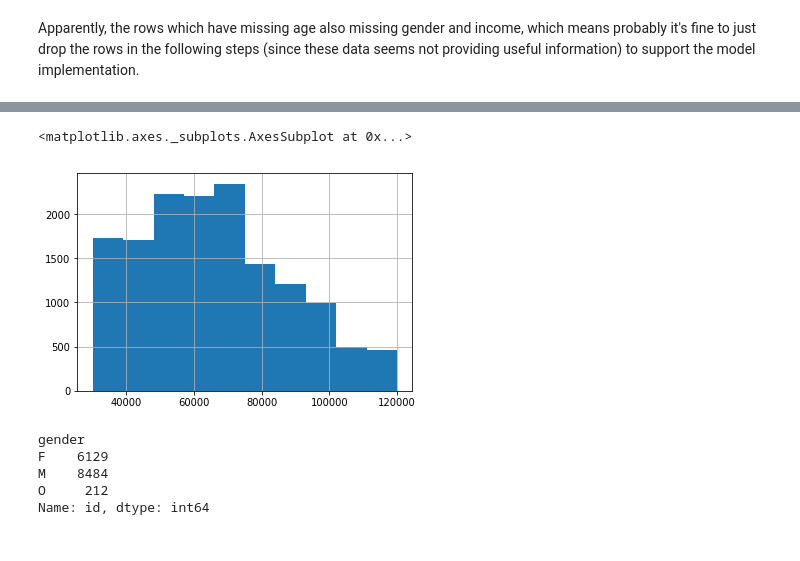
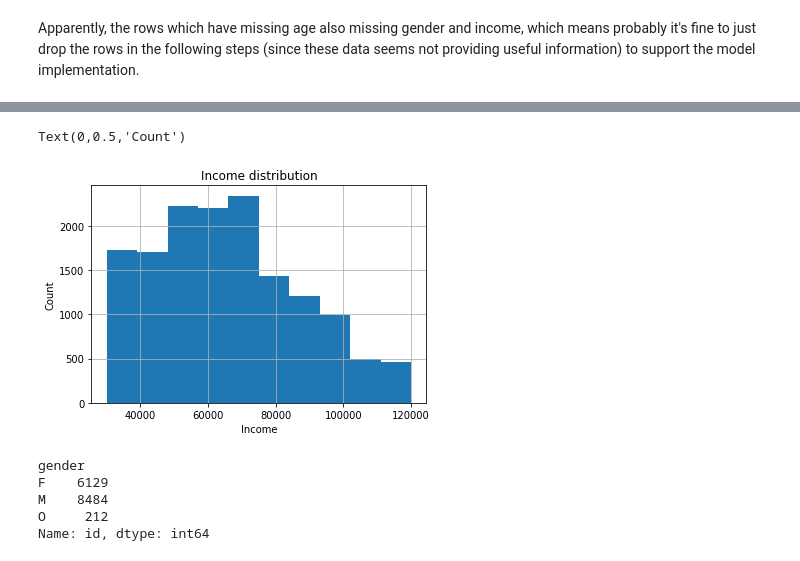
Before and after one commit to JcFreya/Starbucks-Capstone-Challenge, a Jupyter notebook: Starbucks_Capstone_notebook.ipynb, the cells around one changed output, grey strips where cells are left out. Saved outputs shown, nothing was run; the diff lists cells and outputs as text; code cells hidden in the pictures.

```diff
--- a/Starbucks_Capstone_notebook.ipynb
+++ b/Starbucks_Capstone_notebook.ipynb
@@ -207,9 +225,12 @@ Apparently, the rows which have missing age also missing gender and income, whic
 # %%
 # get a quick view on income distribution
 profile.income.hist()
+plt.title("Income distribution")
+plt.xlabel("Income")
+plt.ylabel("Count")
 # %% [output]
-<matplotlib.axes._subplots.AxesSubplot at 0x...>
+Text(0,0.5,'Count')
-[figure, old version]
+[figure, new version]
 # %%
 # gender distribution
 profile.groupby('gender').id.count()
```
Also changed, not shown: parts of 14 cells of this notebook, 1 other file.
